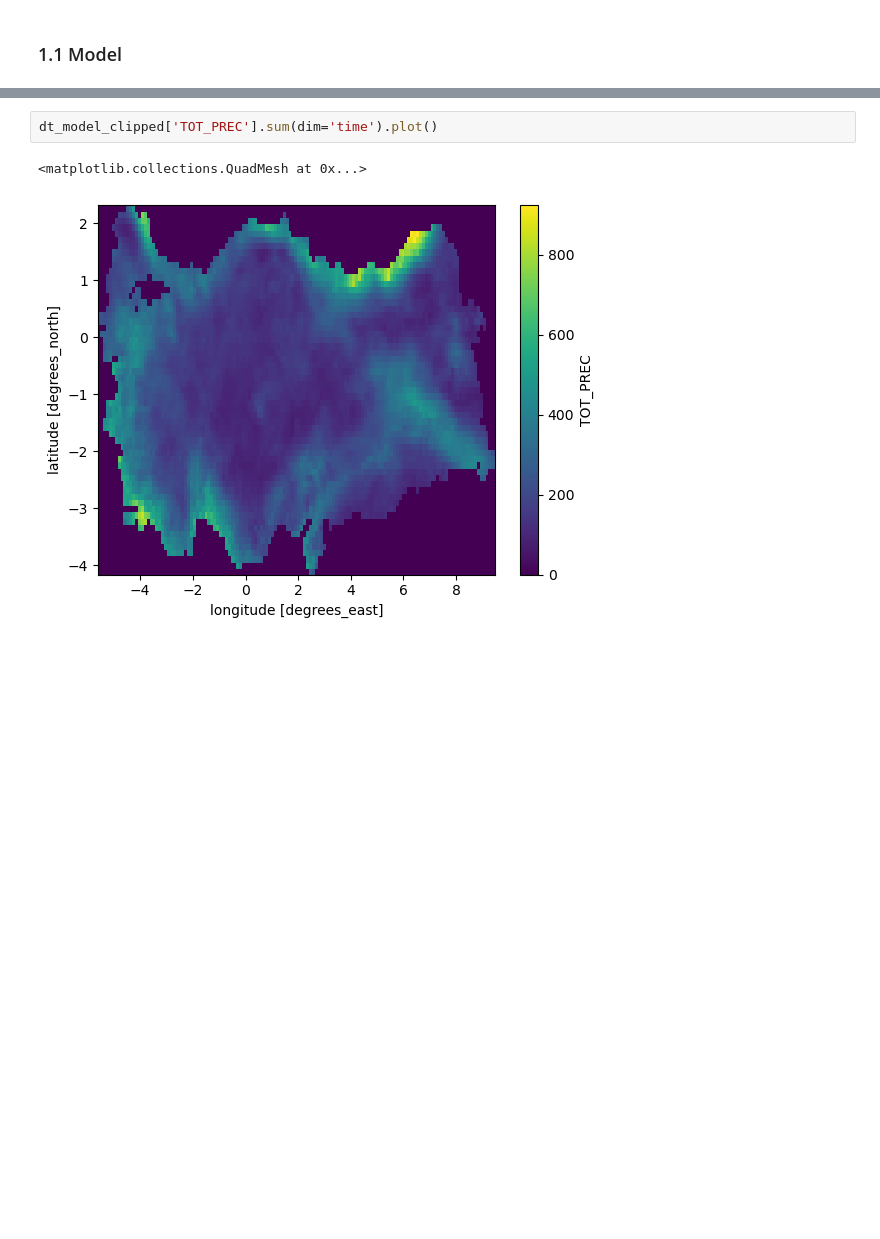
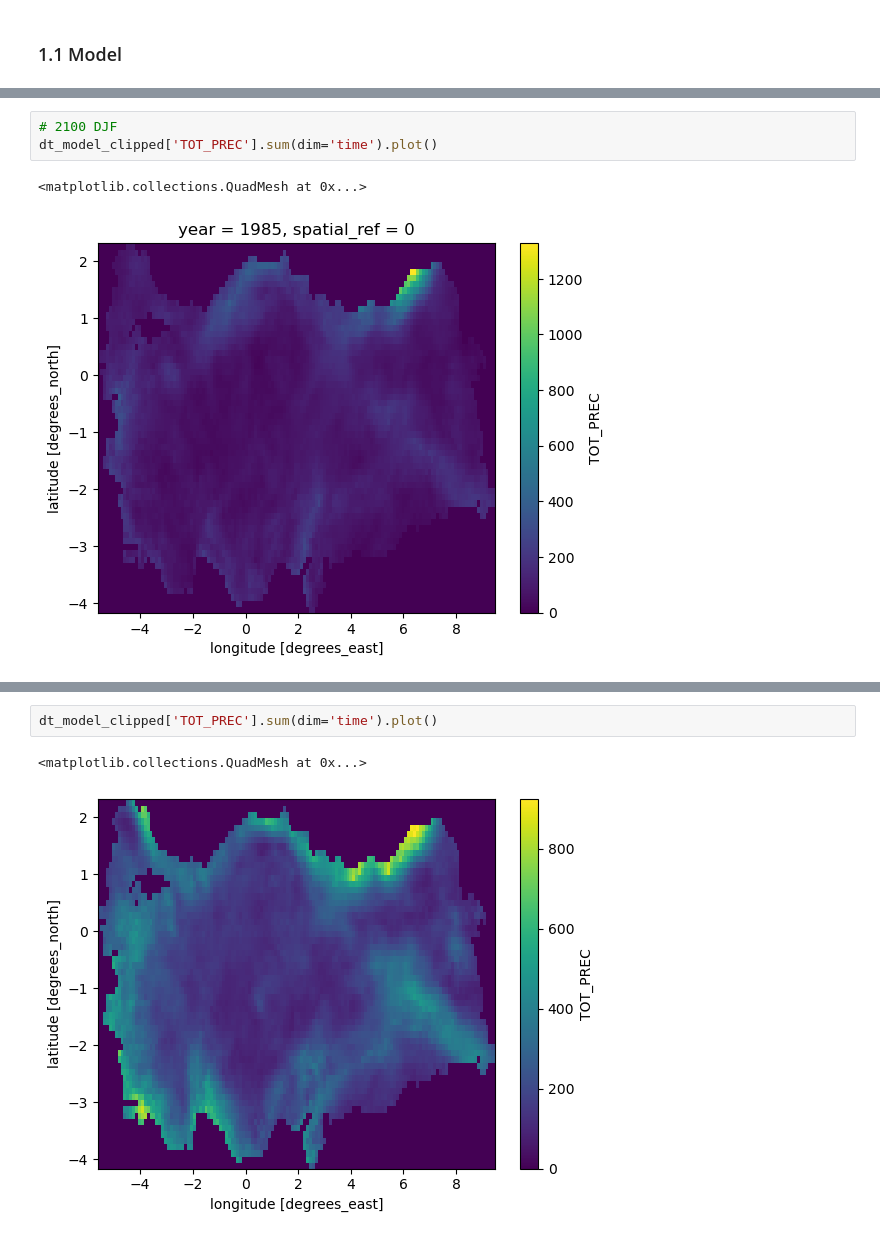
Before and after one commit to donmezkutay/msc-thesis-codes, a Jupyter notebook: bias_correction4_clip_data_to_turkey.ipynb, the cells around one changed output, grey strips where cells are left out. Drawn from its saved outputs; the diff is of its cells as text; blank space fills up the shorter version.

```diff
--- a/bias_correction4_clip_data_to_turkey.ipynb
+++ b/bias_correction4_clip_data_to_turkey.ipynb
@@ -103,0 +156,6 @@ data open
+# %%
+# 2100 DJF
+dt_model_clipped['TOT_PREC'].sum(dim='time').plot()
+# %% [output]
+<matplotlib.collections.QuadMesh at 0x...>
+[figure, added]
```
Also changed, not shown: parts of 23 cells of this notebook, 4 other files.
